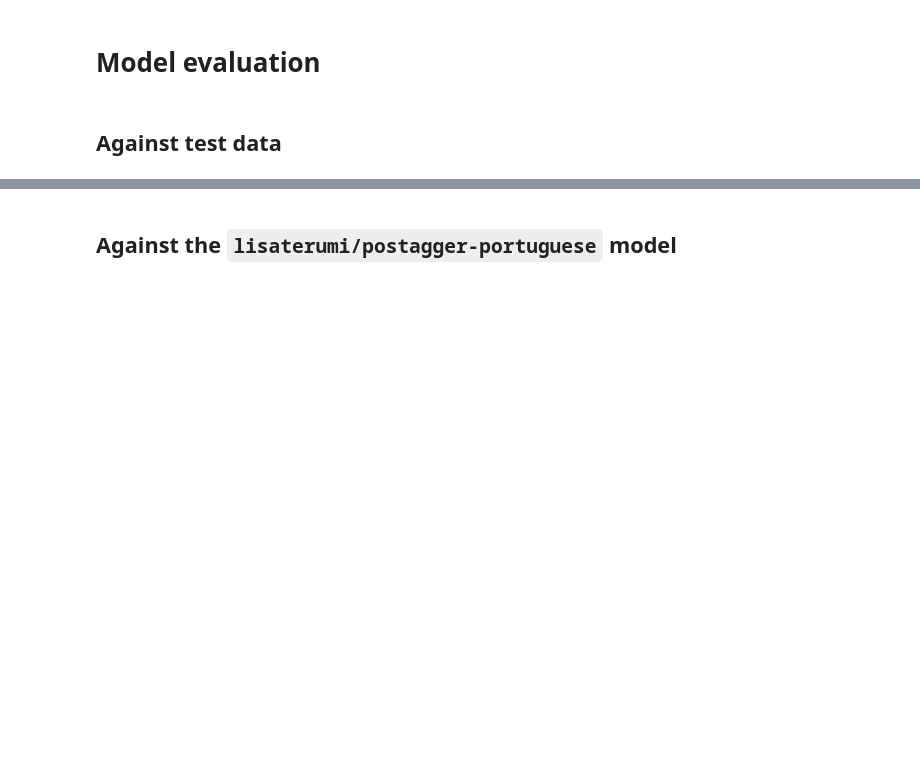
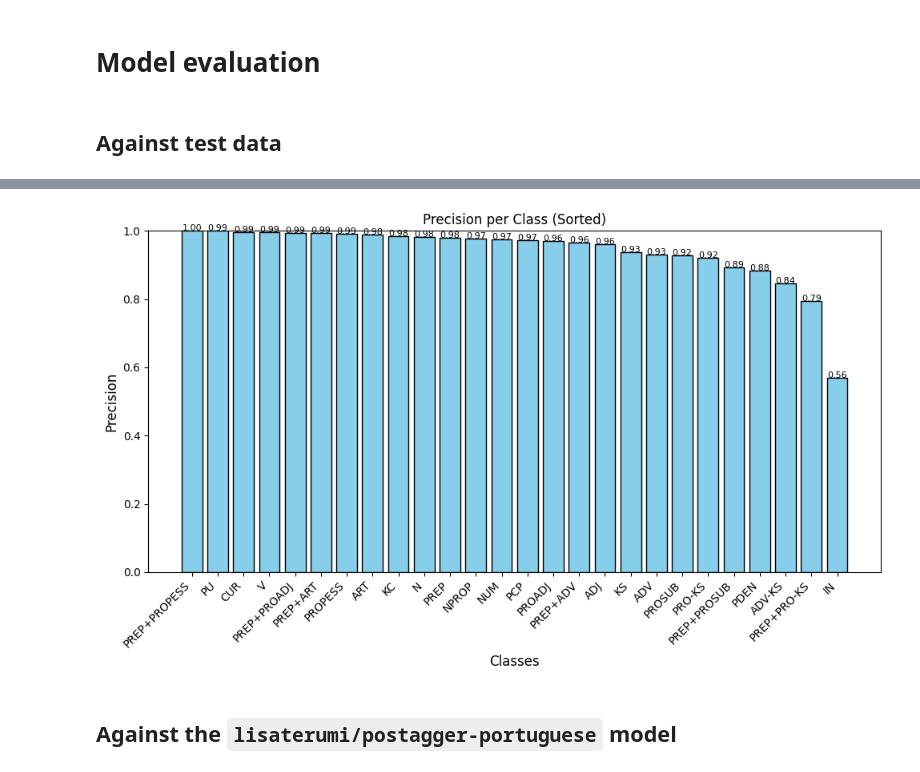
Before and after one commit to marcoVinha/nlp-tp2, a Jupyter notebook: notebooks/nlp_tp2.ipynb, the cells around one changed output, grey strips where cells are left out. Saved outputs shown, nothing was run; the diff lists cells and outputs as text; code cells hidden in the pictures; blank space fills up the shorter version.

Commit message:
plot results

```diff
--- a/notebooks/nlp_tp2.ipynb
+++ b/notebooks/nlp_tp2.ipynb
@@ -259,6 +259,47 @@ TrainOutput(global_step=23720, training_loss=0.037826870766297156, metrics={'tra
 # Model evaluation
 # %% [markdown]
 ## Against test data
+# %%
+import matplotlib.pyplot as plt
+import numpy as np
+import math
+
+def plot_class_precisions(per_class_precision):
+    """
+    Plots a bar chart of precision scores for each class.
+
+    Args:
+    - per_class_precision (dict): Dictionary mapping class names (e.g., "NOUN", "VERB") to precision scores.
+
+    """
+    # Extract class names and precision scores
+    class_names = list(per_class_precision.keys())
+    precision_scores = list(per_class_precision.values())
+
+    # Sort by precision (descending order)
+    sorted_indices = np.argsort(precision_scores)[::-1]
+    sorted_class_names = [class_names[i] for i in sorted_indices]
+    sorted_precisions = [precision_scores[i] for i in sorted_indices]
+
+    # Plot bar chart
+    plt.figure(figsize=(10, 6))
+    plt.bar(sorted_class_names, sorted_precisions, color='skyblue', edgecolor='black')
+
+    # Add labels and title
+    plt.xlabel("Classes", fontsize=12)
+    plt.ylabel("Precision", fontsize=12)
+    plt.title("Precision per Class (Sorted)", fontsize=12)
+    plt.xticks(rotation=45, ha="right", fontsize=10)
+    plt.ylim(0, 1)  # Precision values are between 0 and 1
+
+    # Annotate the bars with precision values
+    for i, precision in enumerate(sorted_precisions):
+        precision_shown = math.floor(precision * 100) / 100
+        plt.text(i, precision, f"{precision_shown:.2f}", ha="center", fontsize=8)
+
+    # Display the plot
+    plt.tight_layout()
+    plt.show()
 # %%
 model_results = trainer.evaluate(tokenized_dataset["test"])
 
@@ -284,4 +325,8 @@ model_results
  'epoch': 5.0}
+# %%
+plot_class_precisions(model_results["eval_per_class_precision"])
+# %% [output]
+[figure, added]
 # %% [markdown]
 ## Against the `lisaterumi/postagger-portuguese` model
 # %%
```
Also changed, not shown: parts of 3 cells of this notebook.
